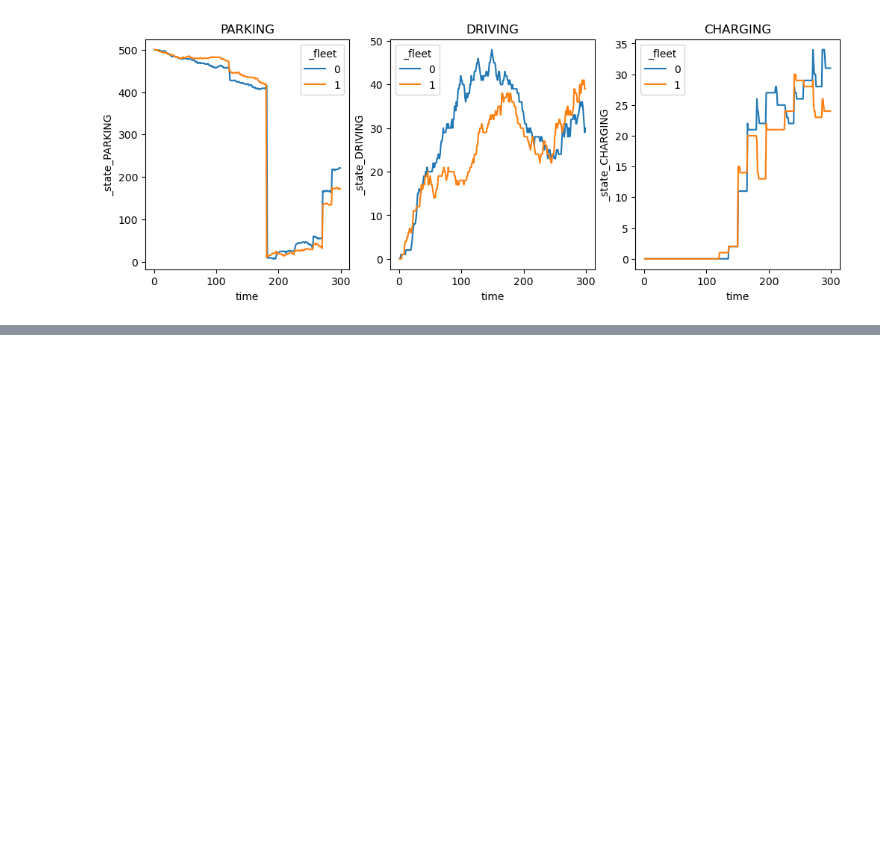
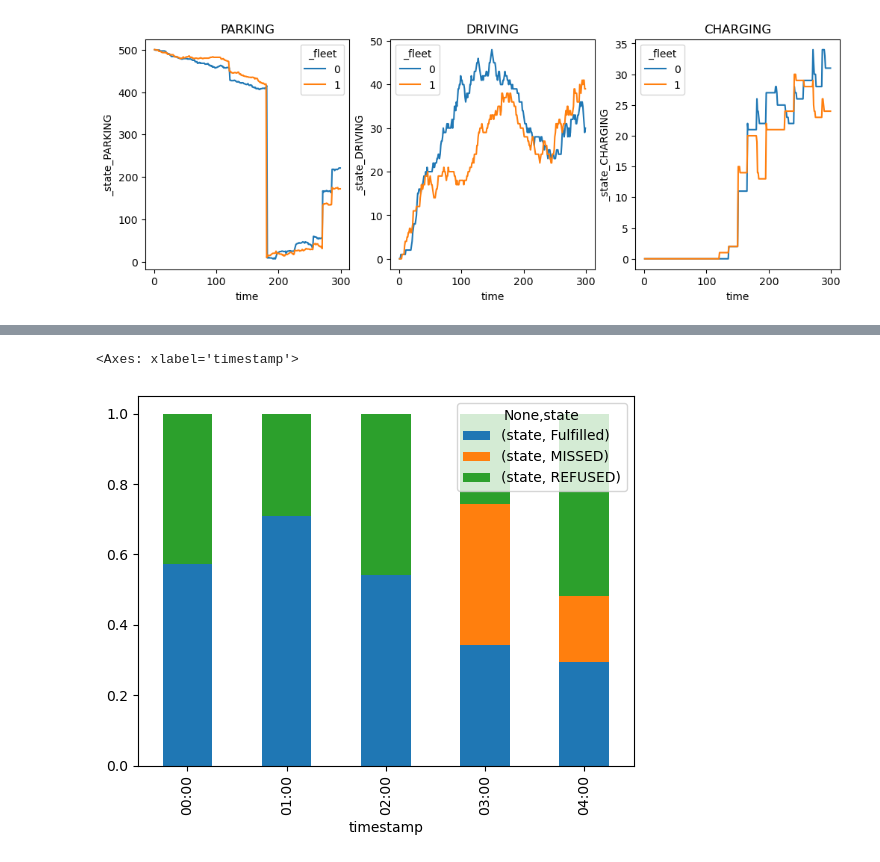
Before and after one commit to IS3UniCologne/urban-mobility-simulation, a Jupyter notebook: resources/scripts/simulation_analysis/shared_charging.ipynb, the cells around one changed output, grey strips where cells are left out. Cells and saved outputs as stored; diff of their text form; code cells hidden in the pictures; blank space fills up the shorter version.

```diff
--- a/resources/scripts/simulation_analysis/shared_charging.ipynb
+++ b/resources/scripts/simulation_analysis/shared_charging.ipynb
@@ -116,0 +128,28 @@ sns.relplot(
+# %%
+transactions_fleet_0 = pd.read_csv("data/output/transactions/fleet_0_transactions.csv")
+transactions_fleet_1 = pd.read_csv("data/output/transactions/fleet_1_transactions.csv")
+# %%
+RESAMPLE_RATE = '1h'
+# %%
+transactions_fleet_0['timestamp'] = transactions_fleet_0['time_start'].apply(SimulationTimeConverter.as_time)
+transactions_fleet_0['timestamp'] = pd.to_datetime(transactions_fleet_0['timestamp'], format="%H:%M:%S")
+transactions_fleet_0_resampled = transactions_fleet_0.resample(RESAMPLE_RATE, on = 'timestamp').agg({'state': 'value_counts'}).unstack()
+
+transactions_fleet_1['timestamp'] = transactions_fleet_1['time_start'].apply(SimulationTimeConverter.as_time)
+transactions_fleet_1['timestamp'] = pd.to_datetime(transactions_fleet_1['timestamp'], format="%H:%M:%S")
+transactions_fleet_1_resampled = transactions_fleet_1.resample(RESAMPLE_RATE, on = 'timestamp').agg({'state': 'value_counts'}).unstack()
+# %%
+# normalize
+transactions_fleet_0_resampled = transactions_fleet_0_resampled.div(transactions_fleet_0_resampled.sum(axis=1), axis=0)
+
+transactions_fleet_1_resampled = transactions_fleet_1_resampled.div(transactions_fleet_1_resampled.sum(axis=1), axis=0)
+
+# rename time axis
+transactions_fleet_0_resampled.index = transactions_fleet_0_resampled.index.strftime("%H:%M")
+
+transactions_fleet_1_resampled.index = transactions_fleet_1_resampled.index.strftime("%H:%M")
+# %%
+transactions_fleet_0_resampled.plot(kind = 'bar', stacked=True)
+# %% [output]
+<Axes: xlabel='timestamp'>
+[figure, added]
```
Also changed, not shown: parts of 7 cells of this notebook, 4 other files.
